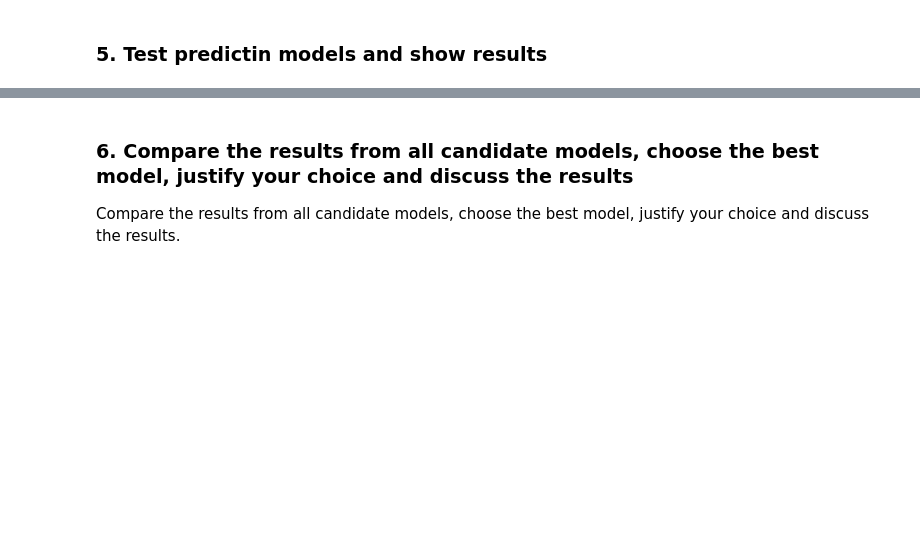
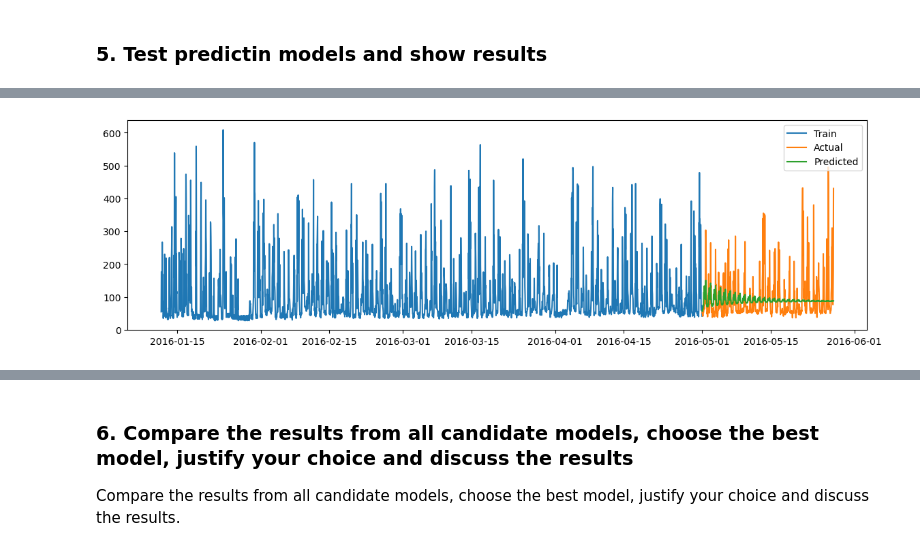
Before and after one commit to secary/compsci7306, a Jupyter notebook: mbd_a2/a1942340_dongjuma_assign2.ipynb, the cells around one changed output, grey strips where cells are left out. Drawn from its saved outputs; the diff is of its cells as text; code cells hidden in the pictures; blank space fills up the shorter version.

```diff
--- a/mbd_a2/a1942340_dongjuma_assign2.ipynb
+++ b/mbd_a2/a1942340_dongjuma_assign2.ipynb
@@ -184,0 +277,9 @@ plt.show()
+# %%
+plt.figure(figsize=(14, 4))
+plt.plot(train1, label='Train')
+plt.plot(test1, label='Actual')
+plt.plot(forecast_arima, label='Predicted')
+plt.legend()
+plt.show()
+# %% [output]
+[figure, added]
```
Also changed, not shown: parts of 11 cells of this notebook.
